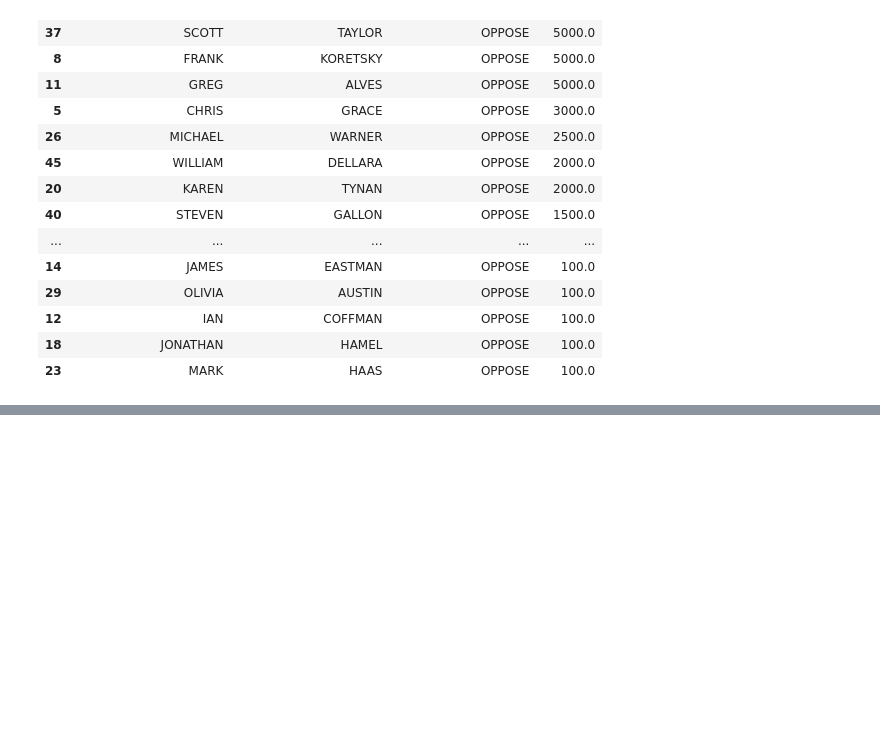
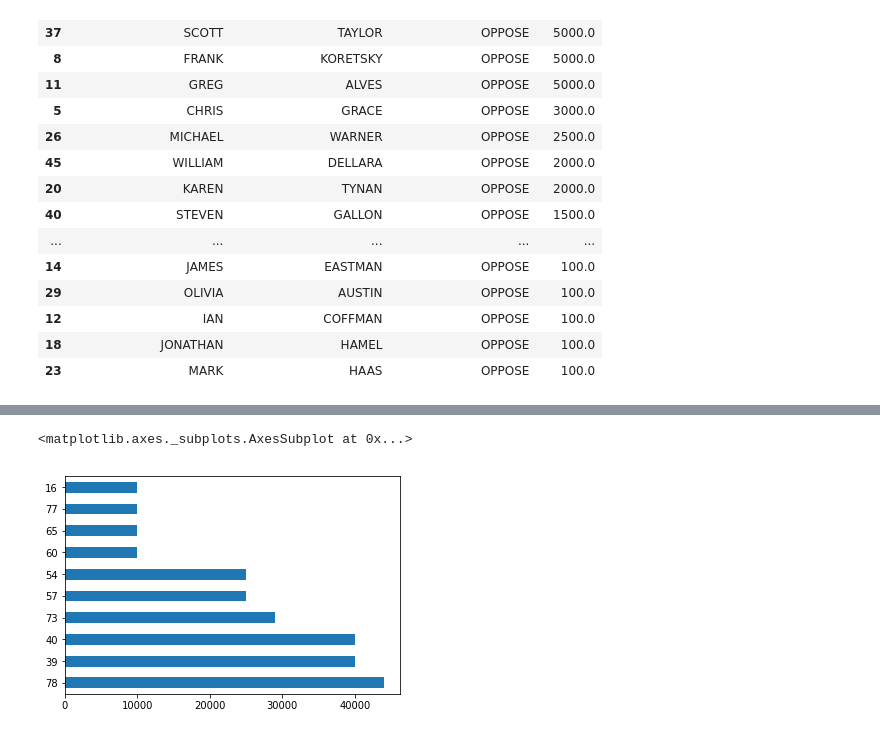
Before and after one commit to miguelrofer/first-python-notebook, a Jupyter notebook: prop-60-analysis.ipynb, the cells around one changed output, grey strips where cells are left out. Saved outputs shown, nothing was run; the diff lists cells and outputs as text; code cells hidden in the pictures; blank space fills up the shorter version.

```diff
--- a/prop-60-analysis.ipynb
+++ b/prop-60-analysis.ipynb
@@ -331,0 +384,5 @@ merged.groupby(["contributor_firstname", "contributor_lastname", "committee_posi
+# %%
+top_opposers.amount.plot.barh()
+# %% [output]
+<matplotlib.axes._subplots.AxesSubplot at 0x...>
+[figure, added]
```
Also changed, not shown: parts of 12 cells of this notebook.
